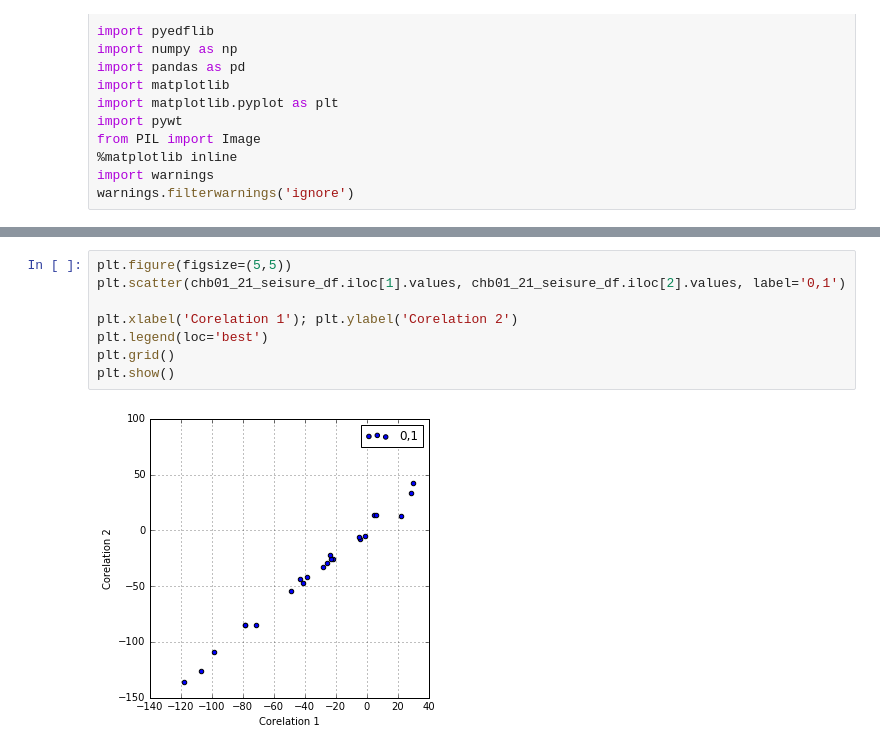
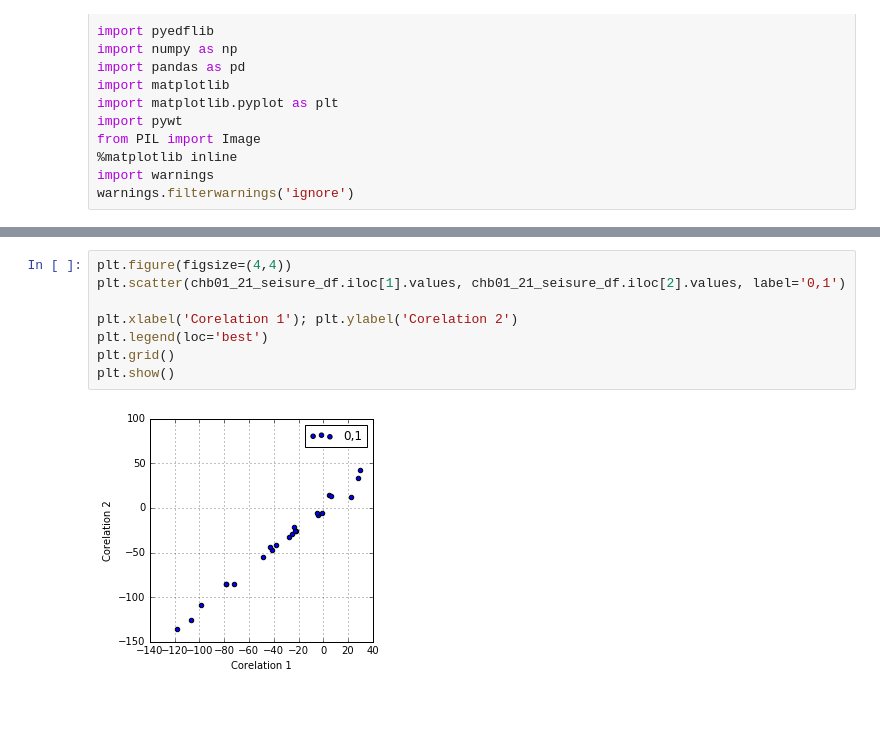
Before and after one commit to stiwarih/hssyp, a Jupyter notebook: Mile-45/Bend_Kumar_Smadja_Tiwari_CS109a_Seizures_Milestone_45-st.ipynb, the cells around one changed output, grey strips where cells are left out. Cells and saved outputs as stored; diff of their text form; blank space fills up the shorter version.

```diff
--- a/Mile-45/Bend_Kumar_Smadja_Tiwari_CS109a_Seizures_Milestone_45-st.ipynb
+++ b/Mile-45/Bend_Kumar_Smadja_Tiwari_CS109a_Seizures_Milestone_45-st.ipynb
@@ -31,12 +32,12 @@ chb01_21_seisure_df.head(n=2)
 | 1 | -21.684982 | -41.221001 | -27.936508 | -22.857143 | -1.367521 | -25.592186 | -48.644689 | -38.485958 | -4.102564 | -117.802198 | ... | ... |
 2 rows × 23 columns
 # %%
-plt.figure(figsize=(5,5))
+plt.figure(figsize=(4,4))
 plt.scatter(chb01_21_seisure_df.iloc[1].values, chb01_21_seisure_df.iloc[2].values, label='0,1')
 
 plt.xlabel('Corelation 1'); plt.ylabel('Corelation 2')
 plt.legend(loc='best')
 plt.grid()
 plt.show()
 # %% [output]
-[figure, old version]
+[figure, new version]
```
Also changed, not shown: parts of 9 cells of this notebook.
